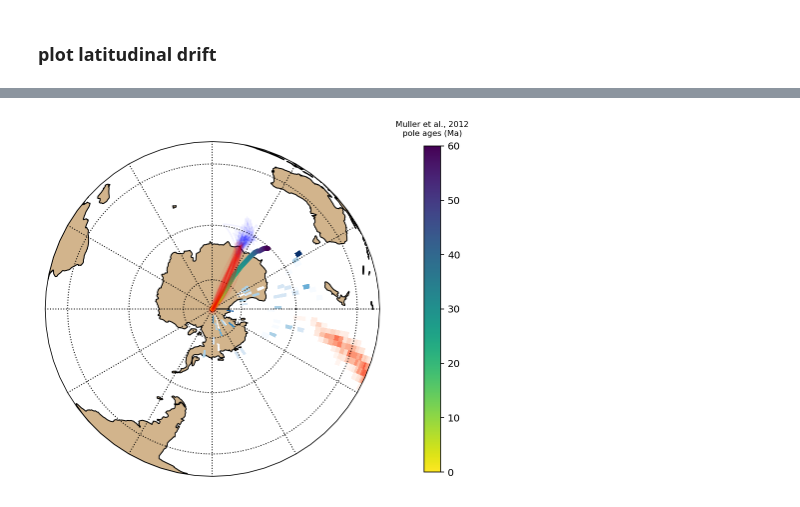
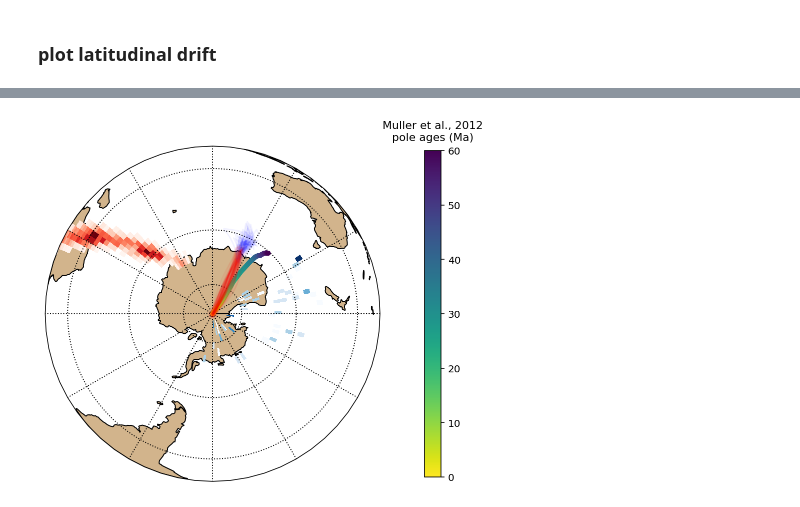
Before and after one commit to Swanson-Hysell-Group/Bayesian_PEP_inversion, a Jupyter notebook: PEP_Australia.ipynb, the cells around one changed output, grey strips where cells are left out. Cells and saved outputs as stored; diff of their text form; code cells hidden in the pictures.

```diff
--- a/PEP_Australia.ipynb
+++ b/PEP_Australia.ipynb
@@ -70,0 +76,20 @@ Aus_poles
+# %%
+plt.figure(figsize = (15, 6))
+plt.ylabel('age probability')
+plt.xlabel('Age (Ma)')
+
+for i in range(Aus_poles.shape[0]):
+
+    if Aus_poles['GaussianOrUniform'][i] == 'uniform':
+        x = np.linspace(Aus_poles['AgeLower'][i], Aus_poles['AgeUpper'][i], 500)
+        y = np.zeros(500)
+        y[(x< Aus_poles['AgeUpper'][i]) & (x>Aus_poles['AgeLower'][i])] = 1.0/(Aus_poles['AgeUpper'][i]-Aus_poles['AgeLower'][i])
+    else:
+        mu = Aus_poles['AgeNominal'][i]
+        sigma = Aus_poles['Gaussian_2sigma'][i]/2
+        x = np.linspace(mu-3*sigma,mu+3*sigma, 1000)
+        y = st.norm.pdf(x, mu, sigma)
+    plt.plot(x, y, color = Aus_poles['color'][i], lw=1)
+    plt.fill_between(x, y, color = Aus_poles['color'][i], alpha = 0.2)
+plt.ylim(0, 5)
+plt.grid(1, ls='--')
@@ -162,11 +197,10 @@ with pm.Model() as model:
 
         if Aus_poles['GaussianOrUniform'][i] == 'uniform':
             age = pm.Uniform('t'+str(i), Aus_poles['AgeLower'][i], Aus_poles['AgeUpper'][i])
-
         else:
-            age = pm.Normal('t'+str(i), mu=Aus_poles['AgeNominal'][i], sigma = Aus_poles['Gaussian_2sigma'][i])
+            age = pm.Normal('t'+str(i), mu=Aus_poles['AgeNominal'][i], sigma = Aus_poles['Gaussian_2sigma'][i]/2)
             mu = Aus_poles['AgeNominal'][i]
-            sigma = Aus_poles['Gaussian_2sigma'][i]
+            sigma = Aus_poles['Gaussian_2sigma'][i]/2
 
         print('pole '+str(i)+' age: ',Aus_poles['AgeNominal'][i])
 
@@ -264,7 +298,7 @@ def plot_poles_2e( trace, lon_lats, A95s, ages, central_lon = 30., central_lat =
     switchpoint_median_1 = np.median(trace['switchpoint'])
     print(switchpoint_median_1, switchpoint_min_1, switchpoint_max_1)
 
-    sns.distplot(trace['switchpoint'],kde=False, hist_kws={'density':1}, bins=40, color = 'C1')
+    sns.distplot(trace['switchpoint'],kde=False, hist_kws={'density':1}, bins=40, color = 'C1', label='inverted switchpoint ages')
 
     ax1.set_ylabel('Pole latitude ($^\circ$)')
 
@@ -280,7 +314,7 @@ def plot_poles_2e( trace, lon_lats, A95s, ages, central_lon = 30., central_lat =
 ### plot latitudinal drift
 # %%
 _, ax1, ax2 = plot_poles_2e(trace_2e_saved, Aus_poles[['PLon', 'PLat']].to_numpy(), Aus_poles['A95'], Aus_poles['AgeNominal'].tolist(),
-              central_lon=180, central_lat=90, num_paths_to_plot=100,
+              central_lon=180, central_lat=90, num_paths_to_plot=200,
                   savefig = False);
 # plot paleomagnetic observation poles here
 cNorm  = matplotlib.colors.Normalize(vmin=min(Aus_poles['AgeNominal']), vmax=max(Aus_poles['AgeNominal']))
@@ -304,6 +338,7 @@ ax2.set_xlim(65,0)
 plt.xlabel('Age (Ma)')
 
 ax1.legend()
+ax2.legend()
 plt.savefig('./code_output/aus_lat_rate.png', dpi=600, bbox_inches='tight')
 plt.show()
 # %% [output]
@@ -394,35 +430,35 @@ ax = ipmag.make_orthographic_map(central_lon, central_lat, add_land=1, grid_line
 
 plot_poles_colorbar(ax,Muller_path[:,1],
                           Muller_path[:,2],
                           np.zeros(len(Muller_path)),
                           Muller_path[:,0],
                           0,60,colormap='viridis_r',
                           markersize=15,marker='o', fill_alpha = .3, colorbar=1, edgecolor=None,
                     colorbar_label='Muller et al., 2012\npole ages (Ma)')
 
 plot_distributions(ax, euler_1_directions[:,0], euler_1_directions[:,1], resolution=75,cmap = 'Blues')
-plot_distributions(ax, euler_2_directions[:,0], euler_2_directions[:,1], resolution=75, cmap = 'Reds')
+plot_distributions(ax, euler_2_directions[:,0]+180, -euler_2_directions[:,1], resolution=75, cmap = 'Reds')
 
 age_list = np.linspace(ages[0], ages[-1], path_resolution)
 pathlons = np.empty_like(age_list)
 pathlats = np.empty_like(age_list)
 
 for start, e1, r1, e2, r2, switch, start_age \
              in zip(start_directions[::interval],
                     euler_1_directions[::interval], rates_1[::interval],
                     euler_2_directions[::interval], rates_2[::interval],
                     switchpoints[::interval], start_ages[::interval]):
     for i,a in enumerate(age_list):
         lon_lat = pole_position( start, e1, r1, e2, r2, switch, start_age, a)
         pathlons[i] = 180+lon_lat[0]
         pathlats[i] = -lon_lat[1]
 
     ax.plot(pathlons[int(switch):],pathlats[int(switch):],color='r', transform=ccrs.Geodetic(), alpha=0.05,zorder=1000)
     ax.plot(pathlons[:int(switch)],pathlats[:int(switch)],color='b', transform=ccrs.Geodetic(), alpha=0.05,zorder=1000)
 
 plt.savefig('code_output/aus_2_Euler_inversion.png', dpi=600, bbox_inches='tight')
 # %% [output]
-[figure, old version]
+[figure, new version]
 # %%
 from mpl_toolkits.axes_grid1 import ImageGrid
 import matplotlib.image as mpimg
```
Also changed, not shown: parts of 9 cells of this notebook, 7 other files.
